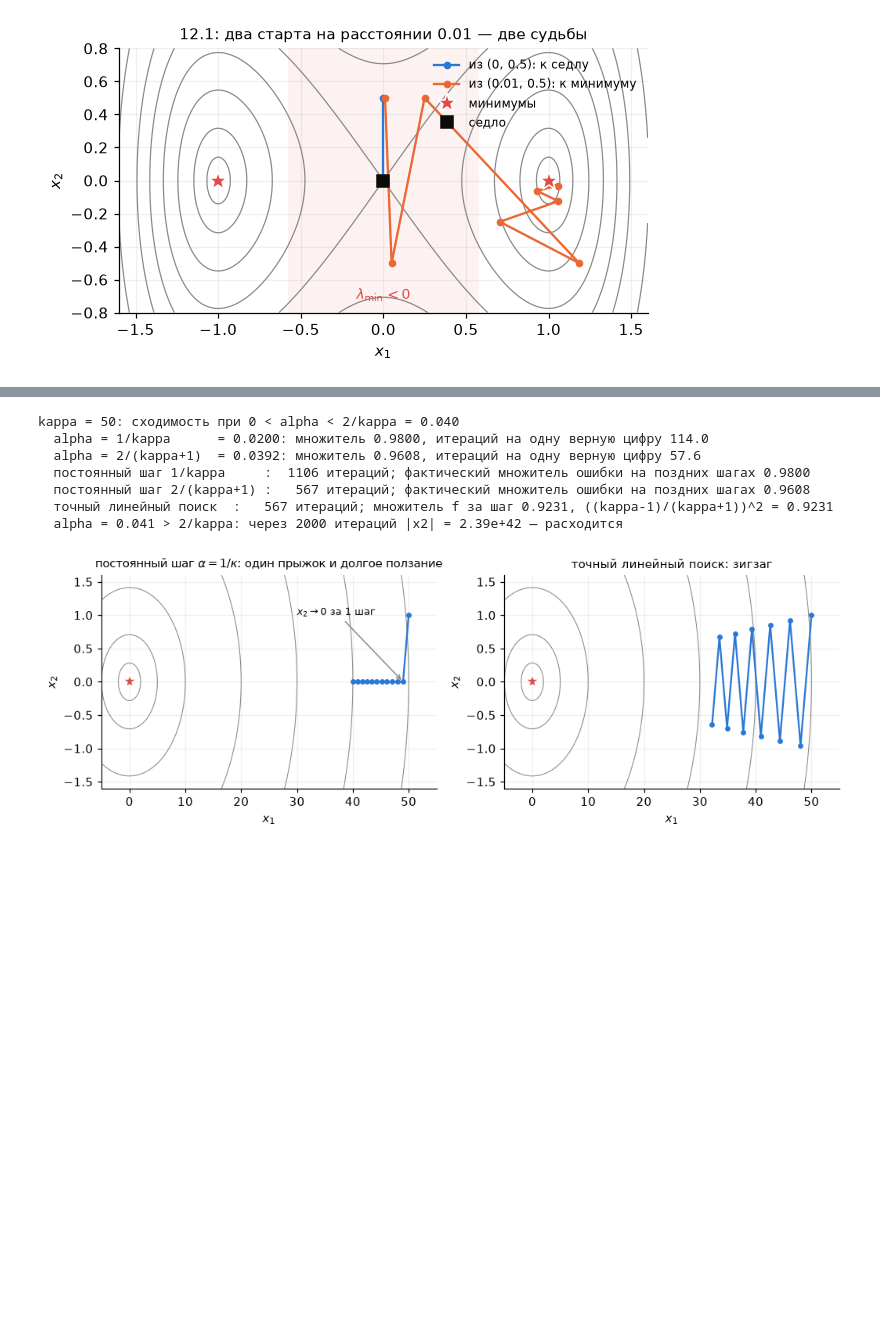
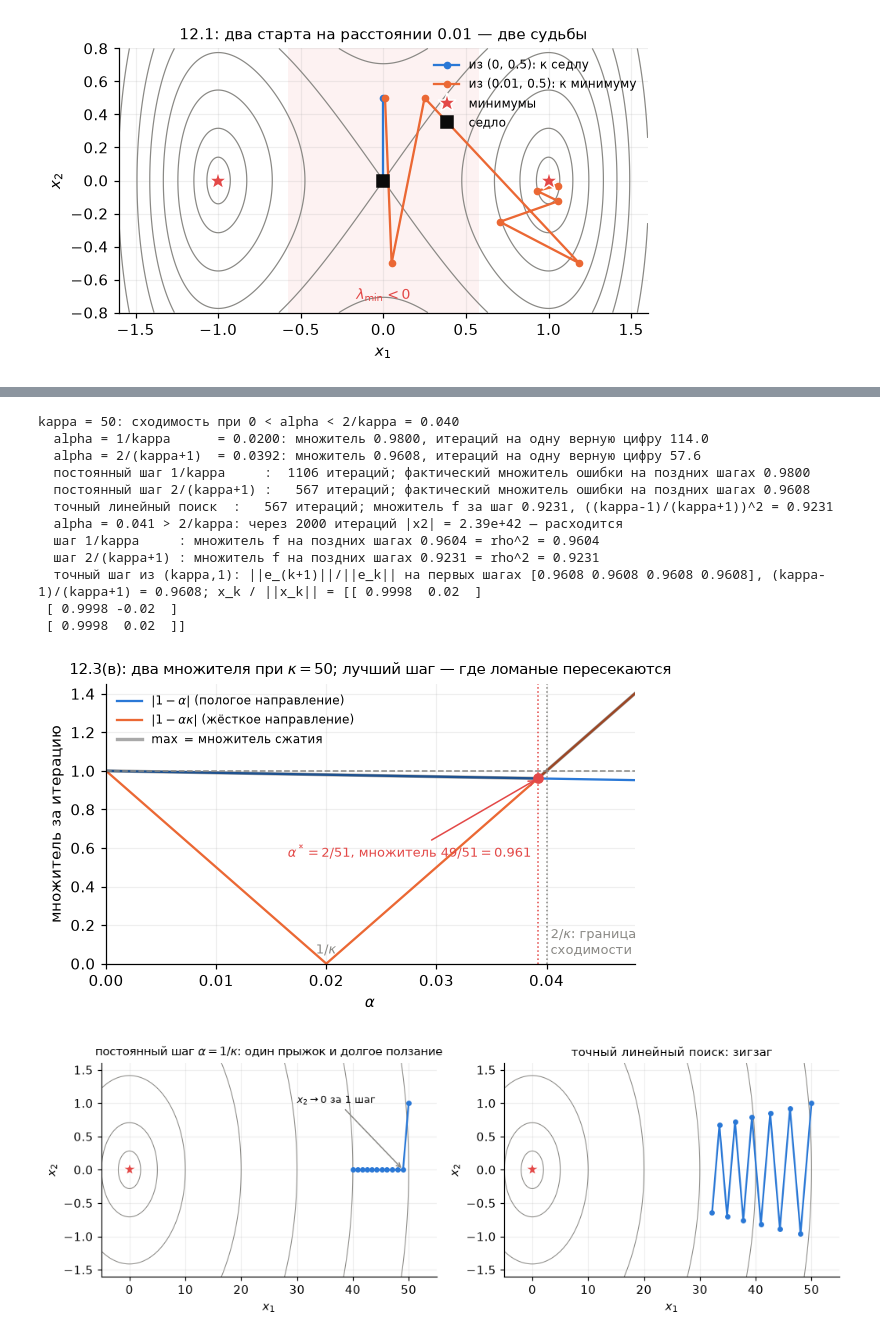
Before and after one commit to IlyaChichkanov/Numerical-Optimization, a Jupyter notebook: lectures/lecture04/exercises04.ipynb, the cells around one changed output, grey strips where cells are left out. Cells and saved outputs as stored; diff of their text form; code cells hidden in the pictures; blank space fills up the shorter version.

```diff
--- a/lectures/lecture04/exercises04.ipynb
+++ b/lectures/lecture04/exercises04.ipynb
@@ -238,6 +301,16 @@ print(f"  точный линейный поиск  : {k_ex:5d} итераций
 with np.errstate(over="ignore", invalid="ignore"):
     x, k, p = gd(fq, gq, x0, alpha=0.041, maxit=2000)
 print(f"  alpha = 0.041 > 2/kappa: через 2000 итераций |x2| = {abs(p[-1, 1]):.2e} — расходится")
+
+# (г): множитель для f — квадрат множителя для ||e||
+for name, a in (("1/kappa", 1 / kappa), ("2/(kappa+1)", a_best)):
+    x, k, p = gd(fq, gq, x0, alpha=a, tol=1e-8)
+    fs = np.array([fq(q) for q in p])
+    print(f"  шаг {name:12s}: множитель f на поздних шагах {fs[-1] / fs[-2]:.4f} = rho^2 = {rho(a) ** 2:.4f}")
+# точный шаг из (kappa, 1): точки лежат на двух прямых (kappa, ±1)·c_k, ||e|| сжимается ровно в (kappa-1)/(kappa+1)
+err = np.linalg.norm(p_ex, axis=1)
+print(f"  точный шаг из (kappa,1): ||e_(k+1)||/||e_k|| на первых шагах {np.array2string(err[1:5] / err[:4], precision=4)}, (kappa-1)/(kappa+1) = {(kappa - 1) / (kappa + 1):.4f};"
+      f" x_k / ||x_k|| = {np.array2string(p_ex[:3] / np.linalg.norm(p_ex[:3], axis=1, keepdims=True), precision=4)}")
 # %% [output]
 kappa = 50: сходимость при 0 < alpha < 2/kappa = 0.040
   alpha = 1/kappa      = 0.0200: множитель 0.9800, итераций на одну верную цифру 114.0
@@ -246,6 +319,31 @@ kappa = 50: сходимость при 0 < alpha < 2/kappa = 0.040
   постоянный шаг 2/(kappa+1) :   567 итераций; фактический множитель ошибки на поздних шагах 0.9608
   точный линейный поиск  :   567 итераций; множитель f за шаг 0.9231, ((kappa-1)/(kappa+1))^2 = 0.9231
   alpha = 0.041 > 2/kappa: через 2000 итераций |x2| = 2.39e+42 — расходится
+  шаг 1/kappa     : множитель f на поздних шагах 0.9604 = rho^2 = 0.9604
+  шаг 2/(kappa+1) : множитель f на поздних шагах 0.9231 = rho^2 = 0.9231
+  точный шаг из (kappa,1): ||e_(k+1)||/||e_k|| на первых шагах [0.9608 0.9608 0.9608 0.9608], (kappa-1)/(kappa+1) = 0.9608; x_k / ||x_k|| = [[ 0.9998  0.02  ]
+ [ 0.9998 -0.02  ]
+ [ 0.9998  0.02  ]]
+# %%
+# (в): оба множителя как функции alpha при kappa = 50
+al = np.linspace(0, 2.4 / kappa, 500)
+fig, ax = plt.subplots(figsize=(6.2, 3.3))
+ax.plot(al, np.abs(1 - al), color=BLUE, label="$|1-\\alpha|$ (пологое направление)")
+ax.plot(al, np.abs(1 - al * kappa), color=ORANGE, label="$|1-\\alpha\\kappa|$ (жёсткое направление)")
+ax.plot(al, np.maximum(np.abs(1 - al), np.abs(1 - al * kappa)), color=INK, lw=2.2, alpha=0.35, label="$\\max$ = множитель сжатия")
+ax.axhline(1, color=GRAY, ls="--", lw=1)
+ax.axvline(a_best, color=RED, ls=":", lw=1); ax.axvline(2 / kappa, color=GRAY, ls=":", lw=1)
+ax.plot(a_best, rho(a_best), "o", color=RED, ms=6)
+ax.annotate(f"$\\alpha^*=2/51$, множитель $49/51={rho(a_best):.3f}$", xy=(a_best, rho(a_best)), xytext=(0.0165, 0.55), fontsize=8.5,
+            arrowprops=dict(arrowstyle="->", color=RED), color=RED)
+ax.text(2 / kappa, 0.05, " $2/\\kappa$: граница\n сходимости", fontsize=8.5, color=GRAY)
+ax.text(1 / kappa, 0.05, "$1/\\kappa$", fontsize=8.5, ha="center", color=GRAY)
+ax.set_xlim(0, 2.4 / kappa); ax.set_ylim(0, 1.45)
+ax.set_xlabel("$\\alpha$"); ax.set_ylabel("множитель за итерацию"); ax.legend(fontsize=8, loc="upper left")
+ax.set_title("12.3(в): два множителя при $\\kappa=50$; лучший шаг — где ломаные пересекаются", fontsize=9.5)
+plt.show()
+# %% [output]
+[figure, added]
 # %%
 fig, axs = plt.subplots(1, 2, figsize=(9.5, 3.4))
 xx, yy = np.meshgrid(np.linspace(-5, 55, 300), np.linspace(-2, 2, 200))
```
Also changed, not shown: parts of 27 cells of this notebook, 2 other files.
